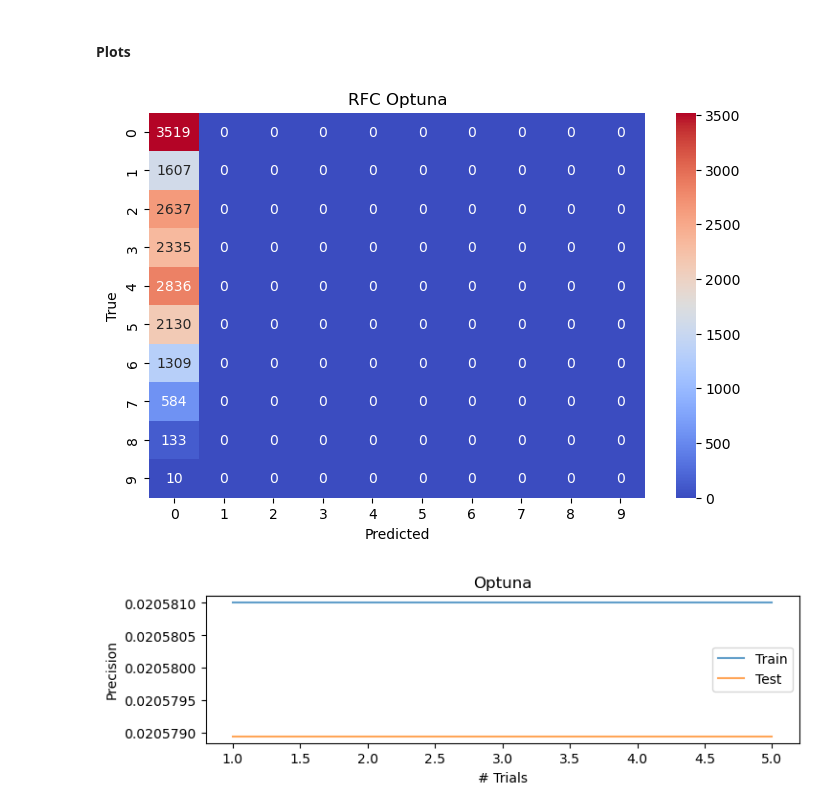
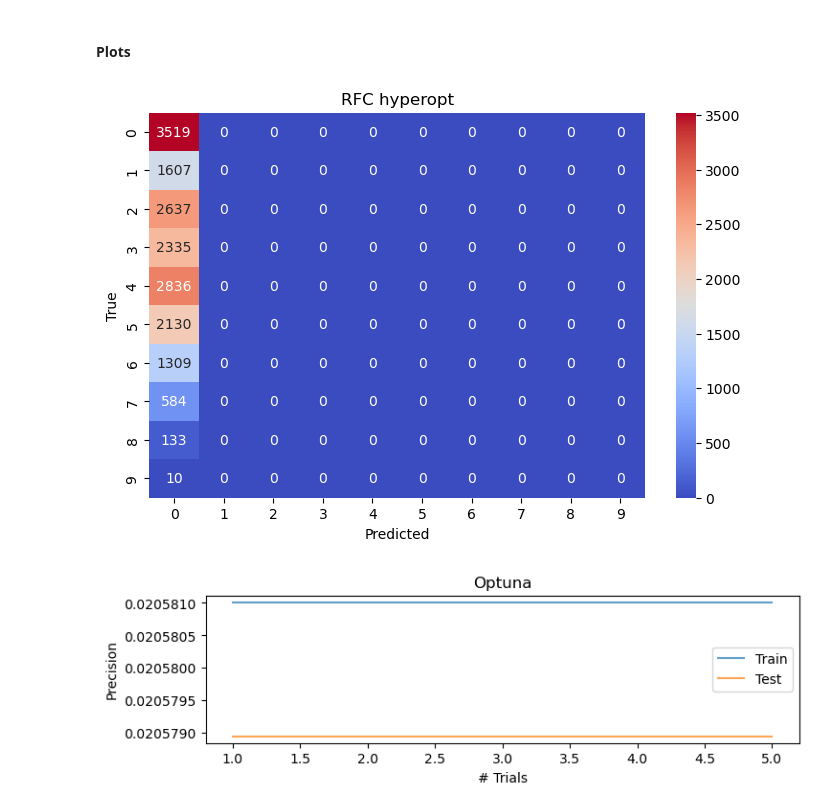
Before and after one commit to PeeteKeesel/bayes-opt-battle, a Jupyter notebook: notebooks/huggingface__spotify_tracks/hyperopt.ipynb, the cells around one changed output. Cells and saved outputs as stored; diff of their text form; code cells hidden in the pictures.

```diff
--- a/notebooks/huggingface__spotify_tracks/hyperopt.ipynb
+++ b/notebooks/huggingface__spotify_tracks/hyperopt.ipynb
@@ -302,23 +302,23 @@ Best parameters:
 # %%
 cm = confusion_matrix(y_test, y_test_pred)
 class_labels = np.unique(y_test)
 
 plt.figure(figsize=(8, 5))
 sns.heatmap(cm,
             annot=True,
             cmap='coolwarm',
             fmt='d',
             xticklabels=class_labels,
             yticklabels=class_labels)
 plt.xlabel('Predicted')
 plt.ylabel('True')
-plt.title('RFC Optuna')
+plt.title('RFC hyperopt')
 
 plt.savefig('../../imgs/spotify_tracks/rfc_cm_hyperopt.png', dpi=300, bbox_inches='tight')
 
 plt.show()
 # %% [output]
-[figure, old version]
+[figure, new version]
 # %%
 plt.figure(figsize=(8, 2))
 
```
Also changed, not shown: 3 other files.
